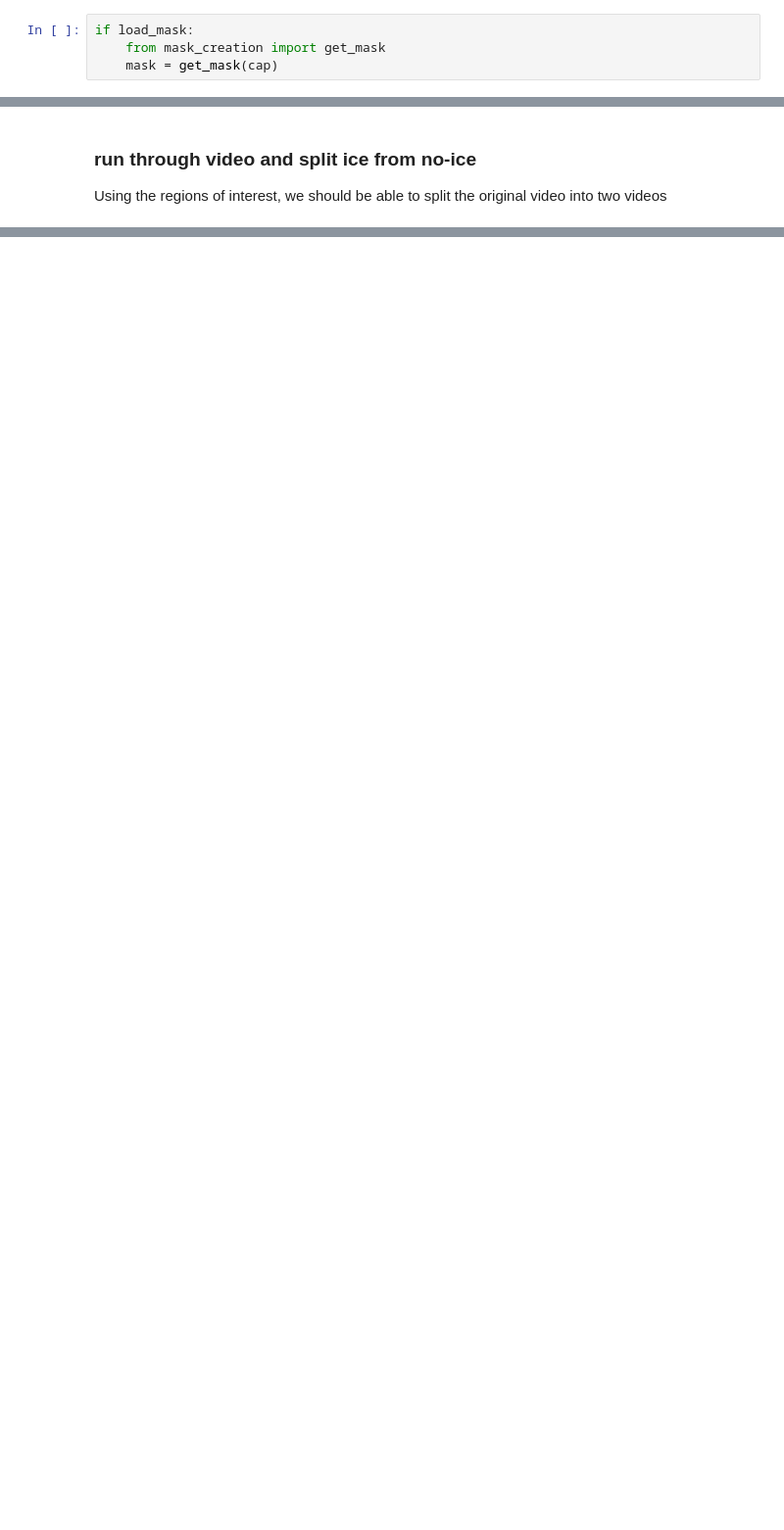
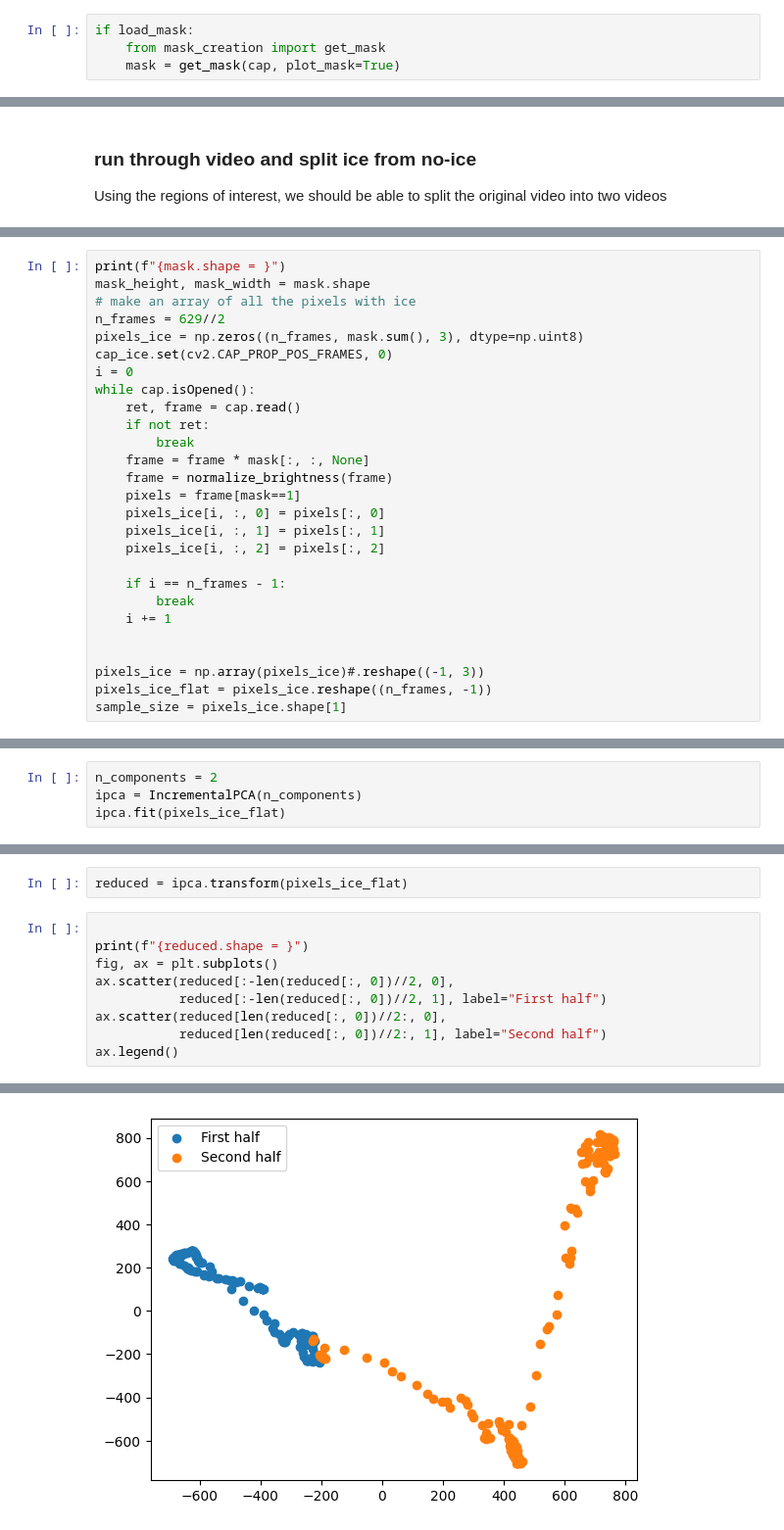
Before and after one commit to HarryYouAreAWizard/HelicopterIcing, a Jupyter notebook: Icing.ipynb, the cells around one changed output, grey strips where cells are left out. Shown at 98% size. Cells and saved outputs as stored; diff of their text form; blank space fills up the shorter version.

Commit message:
Added incremental PCA

```diff
--- a/Icing.ipynb
+++ b/Icing.ipynb
@@ -95,7 +98,7 @@ if show_video:
 # %%
 if load_mask:
     from mask_creation import get_mask
-    mask = get_mask(cap)
+    mask = get_mask(cap, plot_mask=True)
 # %% [markdown]
 ### Singular frames
 # %%
@@ -582,0 +525,27 @@ no-icing
+# %%
+print(f"{mask.shape = }")
+mask_height, mask_width = mask.shape
+# make an array of all the pixels with ice
+n_frames = 629//2
+pixels_ice = np.zeros((n_frames, mask.sum(), 3), dtype=np.uint8)
+cap_ice.set(cv2.CAP_PROP_POS_FRAMES, 0)
+i = 0
+while cap.isOpened():
+    ret, frame = cap.read()
+    if not ret:
+        break
+    frame = frame * mask[:, :, None]
+    frame = normalize_brightness(frame)
+    pixels = frame[mask==1]
+    pixels_ice[i, :, 0] = pixels[:, 0]
+    pixels_ice[i, :, 1] = pixels[:, 1]
+    pixels_ice[i, :, 2] = pixels[:, 2]
+
+    if i == n_frames - 1:
+        break
+    i += 1
+
+
+pixels_ice = np.array(pixels_ice)#.reshape((-1, 3))
+pixels_ice_flat = pixels_ice.reshape((n_frames, -1))
+sample_size = pixels_ice.shape[1]
@@ -582,0 +556,4 @@ no-icing
+# %%
+n_components = 2
+ipca = IncrementalPCA(n_components)
+ipca.fit(pixels_ice_flat)
@@ -582,0 +567,12 @@ no-icing
+# %%
+reduced = ipca.transform(pixels_ice_flat)
+# %%
+
+print(f"{reduced.shape = }")
+fig, ax = plt.subplots()
+ax.scatter(reduced[:-len(reduced[:, 0])//2, 0],
+           reduced[:-len(reduced[:, 0])//2, 1], label="First half")
+ax.scatter(reduced[len(reduced[:, 0])//2:, 0],
+           reduced[len(reduced[:, 0])//2:, 1], label="Second half")
+ax.legend()
+# %% [output]
@@ -582,0 +581 @@ no-icing
+[figure, added]
```
Also changed, not shown: parts of 19 cells of this notebook, 1 other file.
